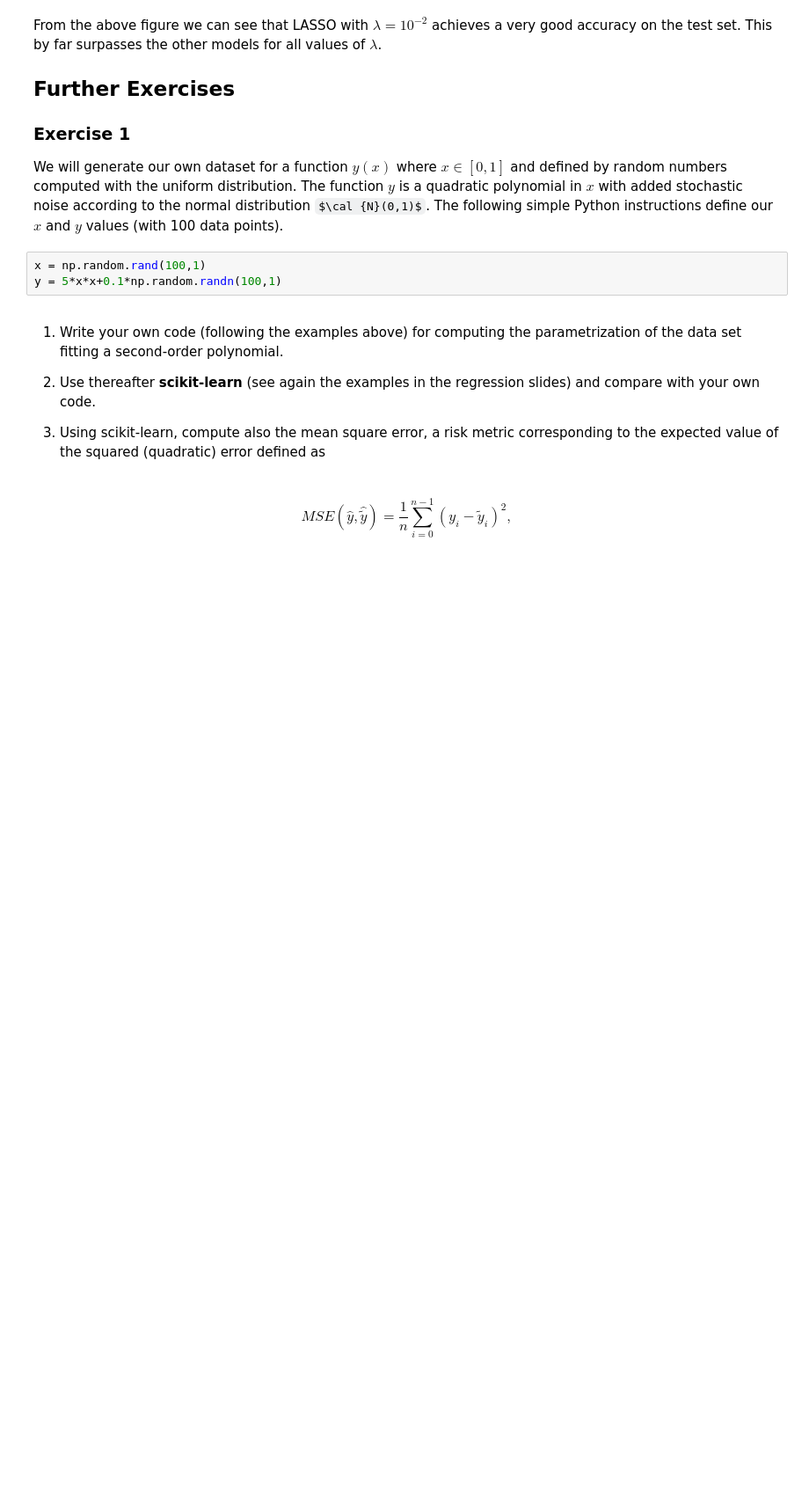
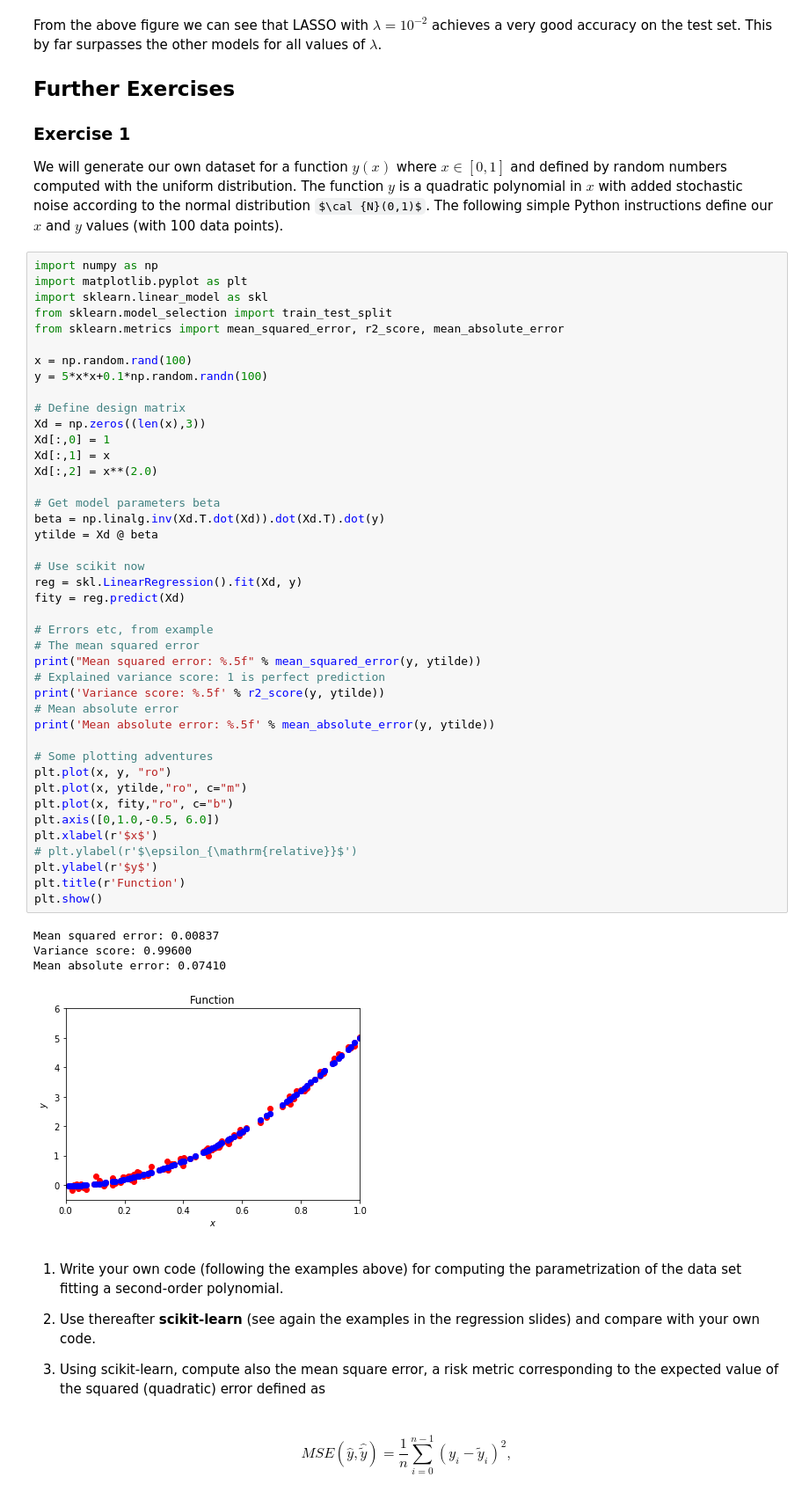
Before and after one commit to kylegodbey/MachineLearningMSU, a Jupyter notebook: doc/pub/Regression/ipynb/Regression.ipynb, the cells around one changed output. Shown at 88% size. Drawn from its saved outputs; the diff is of its cells as text; some formulas as TeX source; blank space fills up the shorter version.

Commit message:
regression exercises

```diff
--- a/doc/pub/Regression/ipynb/Regression.ipynb
+++ b/doc/pub/Regression/ipynb/Regression.ipynb
@@ -3425,9 +3448,53 @@ other models for all values of $\lambda$.
 
 We will generate our own dataset for a function $y(x)$ where $x \in [0,1]$ and defined by random numbers computed with the uniform distribution. The function $y$ is a quadratic polynomial in $x$ with added stochastic noise according to the normal distribution $\cal {N}(0,1)$.
 The following simple Python instructions define our $x$ and $y$ values (with 100 data points).
-# %%
-x = np.random.rand(100,1)
-y = 5*x*x+0.1*np.random.randn(100,1)
+# %%
+import numpy as np
+import matplotlib.pyplot as plt
+import sklearn.linear_model as skl
+from sklearn.model_selection import train_test_split
+from sklearn.metrics import mean_squared_error, r2_score, mean_absolute_error
+
+x = np.random.rand(100)
+y = 5*x*x+0.1*np.random.randn(100)
+
+# Define design matrix
+Xd = np.zeros((len(x),3))
+Xd[:,0] = 1
+Xd[:,1] = x
+Xd[:,2] = x**(2.0)
+
+# Get model parameters beta
+beta = np.linalg.inv(Xd.T.dot(Xd)).dot(Xd.T).dot(y)
+ytilde = Xd @ beta
+
+# Use scikit now
+reg = skl.LinearRegression().fit(Xd, y)
+fity = reg.predict(Xd)
+
+# Errors etc, from example
+# The mean squared error
+print("Mean squared error: %.5f" % mean_squared_error(y, ytilde))
+# Explained variance score: 1 is perfect prediction
+print('Variance score: %.5f' % r2_score(y, ytilde))
+# Mean absolute error
+print('Mean absolute error: %.5f' % mean_absolute_error(y, ytilde))
+
+# Some plotting adventures
+plt.plot(x, y, "ro")
+plt.plot(x, ytilde,"ro", c="m")
+plt.plot(x, fity,"ro", c="b")
+plt.axis([0,1.0,-0.5, 6.0])
+plt.xlabel(r'$x$')
+# plt.ylabel(r'$\epsilon_{\mathrm{relative}}$')
+plt.ylabel(r'$y$')
+plt.title(r'Function')
+plt.show()
+# %% [output]
+Mean squared error: 0.00837
+Variance score: 0.99600
+Mean absolute error: 0.07410
+[figure, added]
 # %% [markdown]
 1. Write your own code (following the examples above)  for computing the parametrization of the data set fitting a second-order polynomial.
 
```
Also changed, not shown: parts of 5 cells of this notebook.
